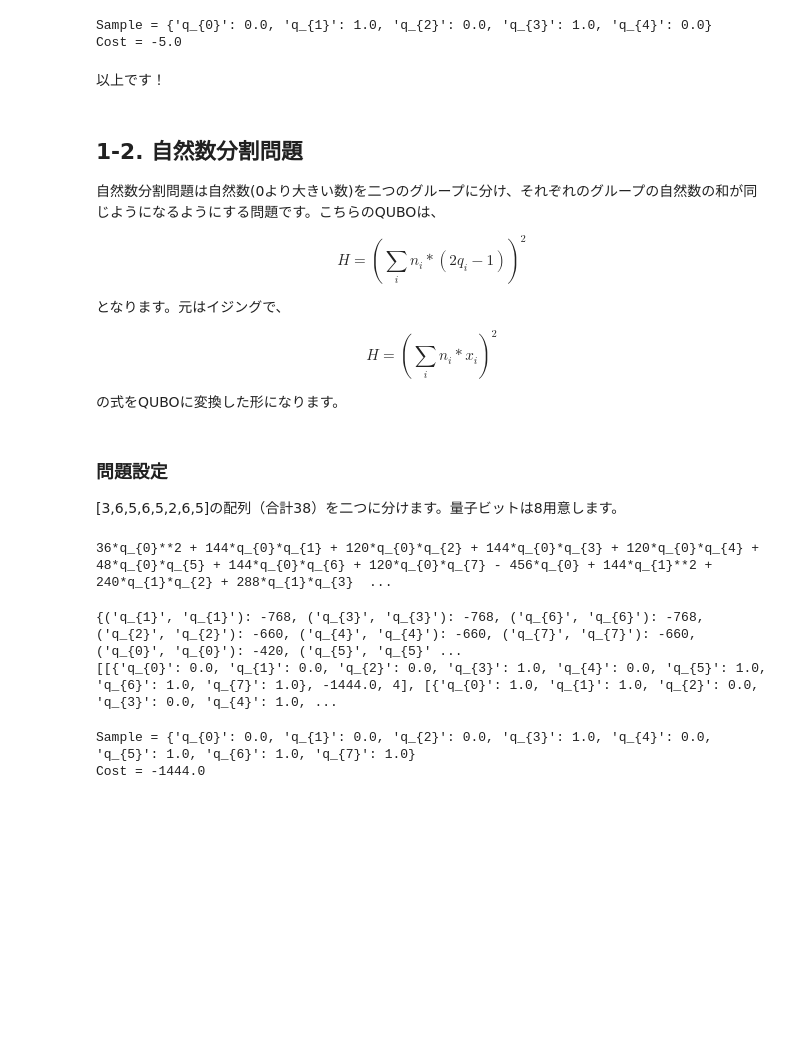
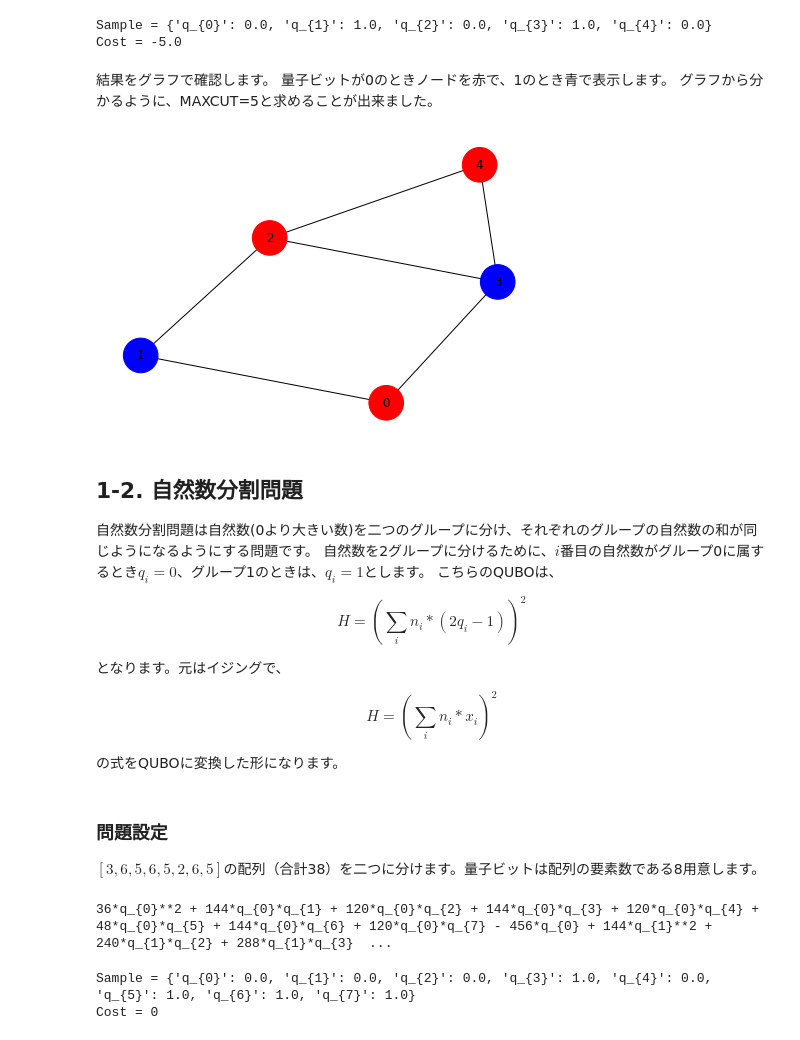
Before and after one commit to tytansdk/tytan_tutorial, a Jupyter notebook: tutorial/tutorial02_maxcut.ipynb, the cells around one changed output. Drawn from its saved outputs; the diff is of its cells as text; code cells hidden in the pictures; blank space fills up the shorter version.

```diff
--- a/tutorial/tutorial02_maxcut.ipynb
+++ b/tutorial/tutorial02_maxcut.ipynb
@@ -138,11 +137,40 @@ print("Cost =", result[0][1] + offset)
 # %% [output]
 Sample = {'q_{0}': 0.0, 'q_{1}': 1.0, 'q_{2}': 0.0, 'q_{3}': 1.0, 'q_{4}': 0.0}
 Cost = -5.0
-# %% [markdown]
-以上です！
+# %% [markdown]
+結果をグラフで確認します。
+量子ビットが0のときノードを赤で、1のとき青で表示します。
+グラフから分かるように、MAXCUT=5と求めることが出来ました。
+# %%
+#ツールの読み込み
+import networkx as nx
+import matplotlib.pyplot as plt
+
+#オプション。点のサイズ、点の番号の表示、色を調整。
+#options = {'node_size': 1200,'with_labels':'True','node_color':'#efefef'}
+options = {'node_size': 1200,'with_labels':'True'}
+
+#初期化
+G = nx.Graph()
+
+#ノードを追加0,1,2,3,4のリストで追加。
+G.add_nodes_from([0,1,2,3,4])
+
+#エッジを追加
+G.add_edges_from([(0,1),(0,3),(1,2),(2,3),(2,4),(3,4)])
+
+#色の指定
+c =['red','blue','red','blue','red']
+
+#グラフを描く
+nx.draw(G, **options,node_color=c)
+# %% [output]
+[figure, added]
 # %% [markdown]
 ## 1-2. 自然数分割問題
-自然数分割問題は自然数(0より大きい数)を二つのグループに分け、それぞれのグループの自然数の和が同じようになるようにする問題です。こちらのQUBOは、
+自然数分割問題は自然数(0より大きい数)を二つのグループに分け、それぞれのグループの自然数の和が同じようになるようにする問題です。
+自然数を2グループに分けるために、$i$番目の自然数がグループ0に属するとき$q_i=0$、グループ1のときは、$q_i=1$とします。
+こちらのQUBOは、
 
 $$
 H = (\sum_i n_i*(2q_i-1))^2
@@ -157,5 +185,5 @@ $$
 の式をQUBOに変換した形になります。
 # %% [markdown]
 ### 問題設定
-[3,6,5,6,5,2,6,5]の配列（合計38）を二つに分けます。量子ビットは8用意します。
+$[3,6,5,6,5,2,6,5]$の配列（合計38）を二つに分けます。量子ビットは配列の要素数である8用意します。
 # %%
@@ -183,7 +214,8 @@ print(C)
 # Compileクラスを使用して、QUBOを取得
 Q, offset = qubo.Compile(C).get_qubo()
 
-print(Q)
+# QUBOを表示
+#print(Q)
 
 # サンプラーを選択
 solver = sampler.SASampler()
@@ -195,15 +227,10 @@ solver = sampler.SASampler()
 
 # 計算
 result = solver.run(Q, shots=100)
-print(result)
+print("Sample =", result[0][0])
+print("Cost =", result[0][1] + offset)
 # %% [output]
-{('q_{1}', 'q_{1}'): -768, ('q_{3}', 'q_{3}'): -768, ('q_{6}', 'q_{6}'): -768, ('q_{2}', 'q_{2}'): -660, ('q_{4}', 'q_{4}'): -660, ('q_{7}', 'q_{7}'): -660, ('q_{0}', 'q_{0}'): -420, ('q_{5}', 'q_{5}' ...
-[[{'q_{0}': 0.0, 'q_{1}': 0.0, 'q_{2}': 0.0, 'q_{3}': 1.0, 'q_{4}': 0.0, 'q_{5}': 1.0, 'q_{6}': 1.0, 'q_{7}': 1.0}, -1444.0, 4], [{'q_{0}': 1.0, 'q_{1}': 1.0, 'q_{2}': 0.0, 'q_{3}': 0.0, 'q_{4}': 1.0, ...
+Sample = {'q_{0}': 0.0, 'q_{1}': 0.0, 'q_{2}': 0.0, 'q_{3}': 1.0, 'q_{4}': 0.0, 'q_{5}': 1.0, 'q_{6}': 1.0, 'q_{7}': 1.0}
+Cost = 0
-# %%
-print("Sample =", result[0][0])
-print("Cost =", result[0][1])
-# %% [output]
-Sample = {'q_{0}': 0.0, 'q_{1}': 0.0, 'q_{2}': 0.0, 'q_{3}': 1.0, 'q_{4}': 0.0, 'q_{5}': 1.0, 'q_{6}': 1.0, 'q_{7}': 1.0}
-Cost = -1444.0
 # %% [markdown]
 上記は数えて19となり、38のちょうど半分なのでOK！以上です！
```
Also changed, not shown: parts of 24 cells of this notebook, 2 other files.
